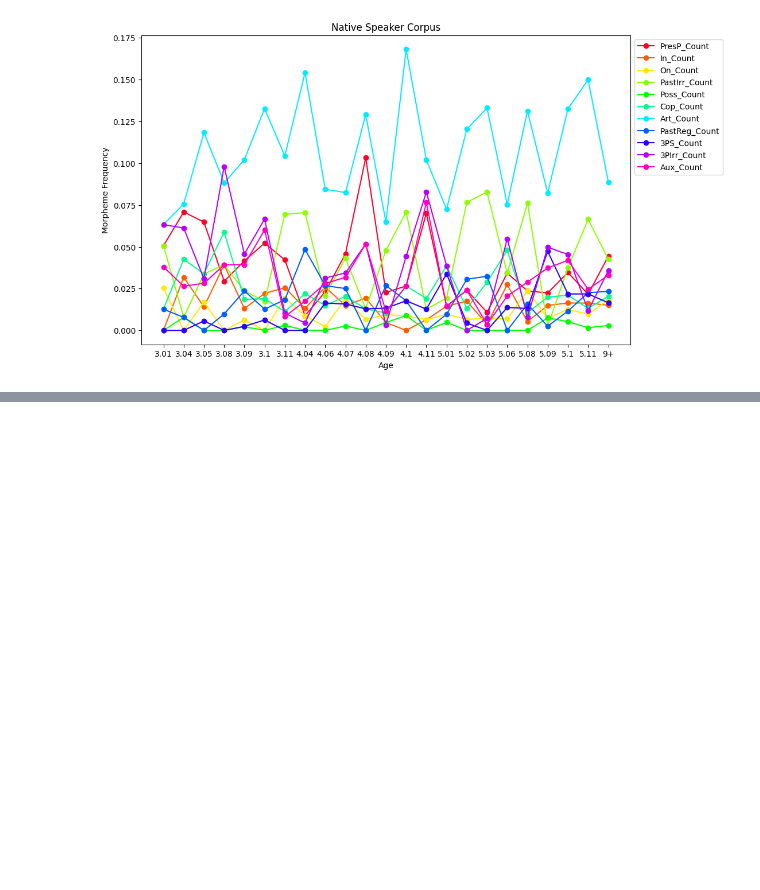
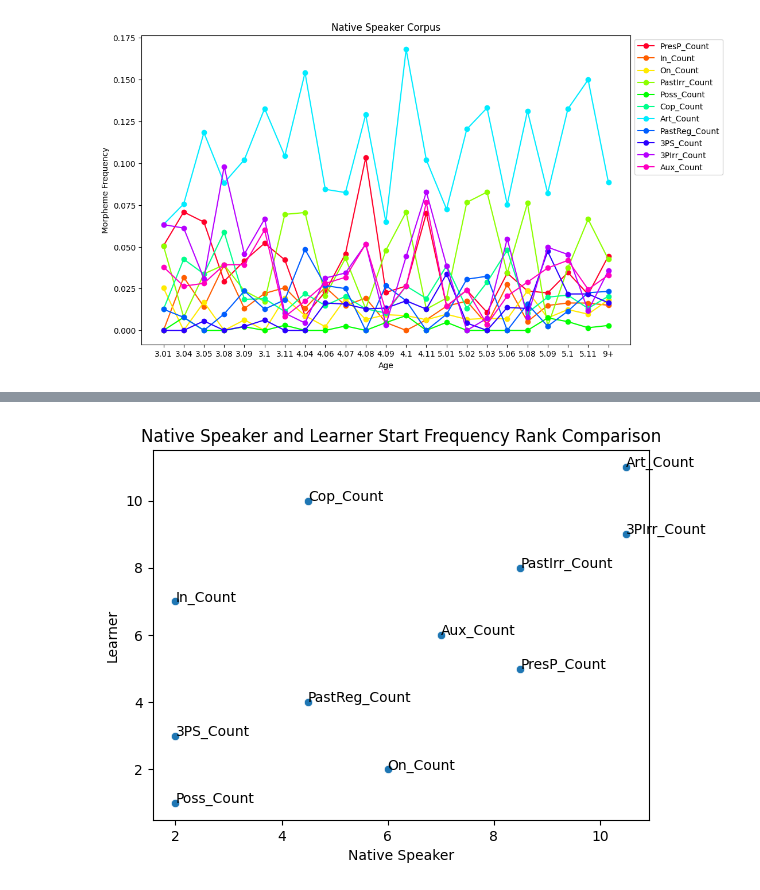
Before and after one commit to Data-Science-for-Linguists-2023/Morpheme-Acquisition-Analysis, a Jupyter notebook: notebooks/data_analysis.ipynb, the cells around one changed output, grey strips where cells are left out. Saved outputs shown, nothing was run; the diff lists cells and outputs as text; code cells hidden in the pictures; blank space fills up the shorter version.

```diff
--- a/notebooks/data_analysis.ipynb
+++ b/notebooks/data_analysis.ipynb
@@ -387,0 +435,14 @@ sns.scatterplot(x=Lfinal_rank['Rank'], y= Nfinal_rank['Rank'])
+# %%
+# native speaker starting frequency ranking vs learner starting frequency ranking
+sns.scatterplot(data= rank_comparison, x= rank_comparison.Nstart_Rank, y= rank_comparison.Lstart_Rank)
+for i in range(rank_comparison.shape[0]):
+ plt.text(x= rank_comparison.Nstart_Rank[i],
+ y= rank_comparison.Lstart_Rank[i],
+ s= rank_comparison.Morpheme[i])
+plt.title('Native Speaker and Learner Start Frequency Rank Comparison')
+plt.xlabel('Native Speaker')
+plt.ylabel('Learner')
+plt.savefig('../data_samples/visuals/Nstart_lstart_rank.png')
+plt.show()
+# %% [output]
+[figure, added]
```
Also changed, not shown: parts of 33 cells of this notebook, 6 other files.
